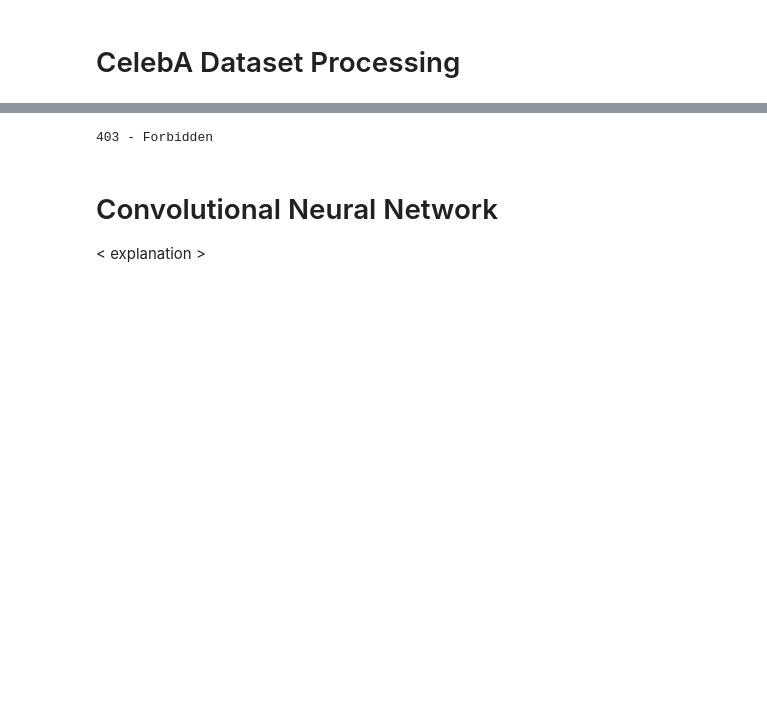
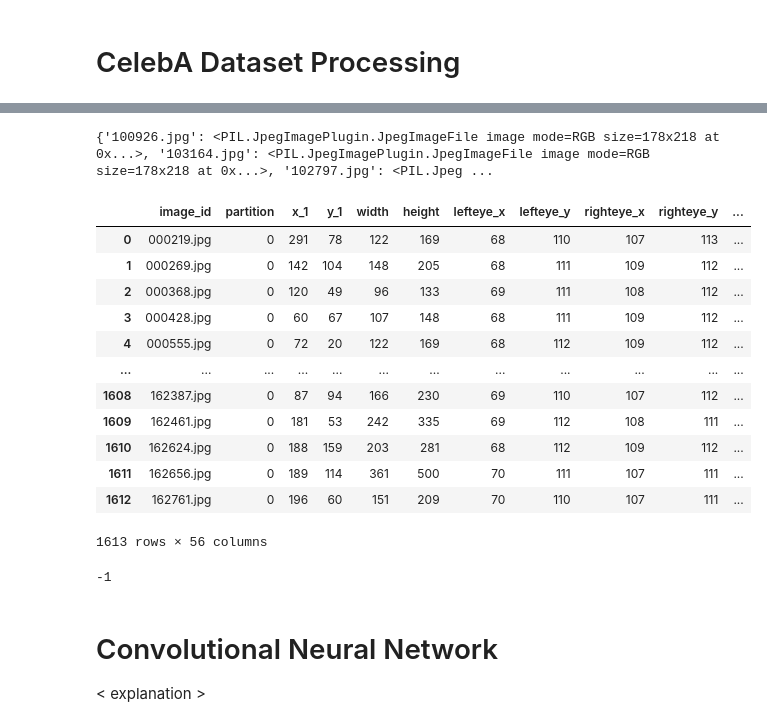
Before and after one commit to SKam23/Smile-Detector, a Jupyter notebook: 10315_Final_Project.ipynb, the cells around one changed output, grey strips where cells are left out. Saved outputs shown, nothing was run; the diff lists cells and outputs as text; code cells hidden in the pictures; blank space fills up the shorter version.

Commit message:
training and testing works

```diff
--- a/10315_Final_Project.ipynb
+++ b/10315_Final_Project.ipynb
@@ -41,16 +45,16 @@ for filename in os.listdir('data/selected_images/'):
-# %%
-display(images[1])
-# %% [output]
-403 - Forbidden
+# %%
+print(images)
+# %% [output]
+{'100926.jpg': <PIL.JpegImagePlugin.JpegImageFile image mode=RGB size=178x218 at 0x...>, '103164.jpg': <PIL.JpegImagePlugin.JpegImageFile image mode=RGB size=178x218 at 0x...>, '102797.jpg': <PIL.Jpeg ...
 # %%
 # list_eval_partition.csv: Recommended partitioning of images into training, validation, testing sets. Images 1-162770 are training, 162771-182637 are validation, 182638-202599 are testing
 # list_bbox_celeba.csv: Bounding box information for each image. "x_1" and "y_1" represent the upper left point coordinate of bounding box. "width" and "height" represent the width and height of bounding box
 # list_landmarks_align_celeba.csv: Image landmarks and their respective coordinates. There are 5 landmarks: left eye, right eye, nose, left mouth, right mouth
 # list_attr_celeba.csv: Attribute labels for each image. There are 40 attributes. "1" represents positive while "-1" represents negative
-partition_df = pd.read_csv('list_eval_partition.csv')
-bbox_df = pd.read_csv('list_bbox_celeba.csv')
-landmarks_df = pd.read_csv('list_landmarks_align_celeba.csv')
-attr_df = pd.read_csv('list_attr_celeba.csv')
+partition_df = pd.read_csv('/content/drive/MyDrive/Colab Notebooks/final project/data/list_eval_partition2000Smile.csv')
+bbox_df = pd.read_csv('/content/drive/MyDrive/Colab Notebooks/final project/data/list_bbox_celeba2000Smile.csv')
+landmarks_df = pd.read_csv('/content/drive/MyDrive/Colab Notebooks/final project/data/list_landmarks_align_celeba2000Smile.csv')
+attr_df = pd.read_csv('/content/drive/MyDrive/Colab Notebooks/final project/data/list_attr_celeba2000Smile.csv')
 # %%
 merged_df = partition_df.merge(bbox_df, on='image_id').merge(landmarks_df, on='image_id').merge(attr_df, on='image_id')
 train_df = merged_df[merged_df['partition'] == 0]
@@ -71,2 +63,18 @@ def get_example_images(dataset):
+# %%
+train_df
+# %% [output]
+|  | image_id | partition | x_1 | y_1 | width | height | lefteye_x | lefteye_y | righteye_x | righteye_y | ... |
+| 0 | 000219.jpg | 0 | 291 | 78 | 122 | 169 | 68 | 110 | 107 | 113 | ... |
+| 1 | 000269.jpg | 0 | 142 | 104 | 148 | 205 | 68 | 111 | 109 | 112 | ... |
+| 2 | 000368.jpg | 0 | 120 | 49 | 96 | 133 | 69 | 111 | 108 | 112 | ... |
+| 3 | 000428.jpg | 0 | 60 | 67 | 107 | 148 | 68 | 111 | 109 | 112 | ... |
+| 4 | 000555.jpg | 0 | 72 | 20 | 122 | 169 | 68 | 112 | 109 | 112 | ... |
+| ... | ... | ... | ... | ... | ... | ... | ... | ... | ... | ... | ... |
+| 1608 | 162387.jpg | 0 | 87 | 94 | 166 | 230 | 69 | 110 | 107 | 112 | ... |
+| 1609 | 162461.jpg | 0 | 181 | 53 | 242 | 335 | 69 | 112 | 108 | 111 | ... |
+| 1610 | 162624.jpg | 0 | 188 | 159 | 203 | 281 | 68 | 112 | 109 | 112 | ... |
+| 1611 | 162656.jpg | 0 | 189 | 114 | 361 | 500 | 70 | 111 | 107 | 111 | ... |
+| 1612 | 162761.jpg | 0 | 196 | 60 | 151 | 209 | 70 | 110 | 107 | 111 | ... |
+1613 rows × 56 columns
 # %%
 class CelebADataset(Dataset):
@@ -95 +106,6 @@ test_dataset = CelebADataset(test_df)
 test_dataloader = DataLoader(test_dataset, batch_size=64)
+# %%
+row = train_dataset.df.iloc[0]
+row["Smiling"]
+# %% [output]
+-1
```
Also changed, not shown: parts of 16 cells of this notebook.
